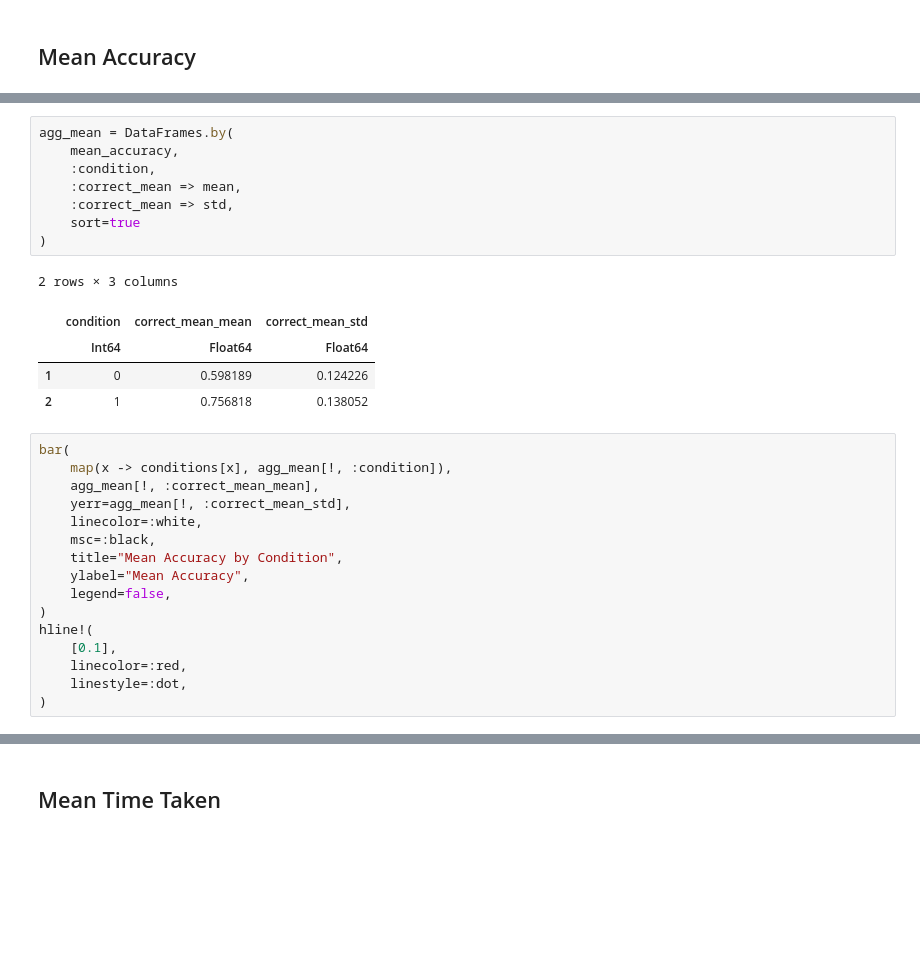
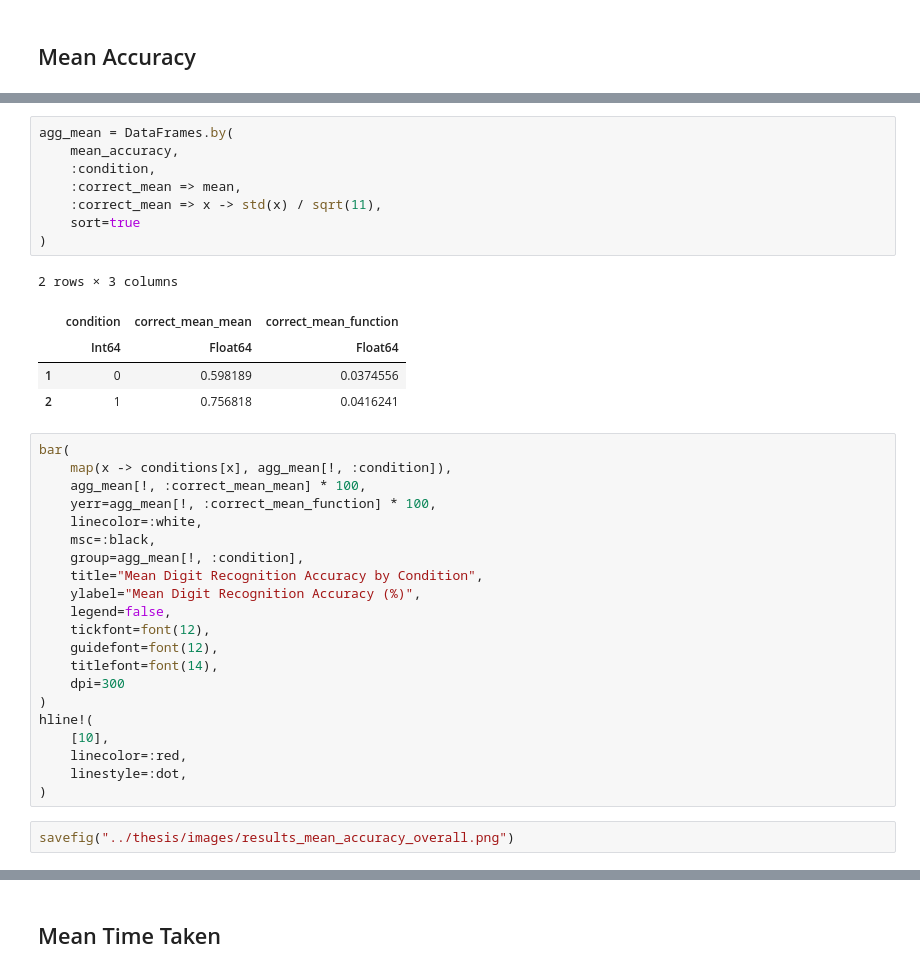
Before and after one commit to wjmn/bmedsc-exploratory, a Jupyter notebook: 05-massive/plots_julia.ipynb, the cells around one changed output, grey strips where cells are left out. Saved outputs shown, nothing was run; the diff lists cells and outputs as text; blank space fills up the shorter version.

Commit message:
Submitted thesis, working on poster.

```diff
--- a/05-massive/plots_julia.ipynb
+++ b/05-massive/plots_julia.ipynb
@@ -110,30 +119,37 @@ mean_accuracy = DataFrames.by(
 # %%
 agg_mean = DataFrames.by(
     mean_accuracy,
     :condition,
     :correct_mean => mean,
-    :correct_mean => std,
+    :correct_mean => x -> std(x) / sqrt(11),
     sort=true
 )
 # %% [output]
 2 rows × 3 columns
-|  | condition | correct_mean_mean | correct_mean_std |
+|  | condition | correct_mean_mean | correct_mean_function |
 |  | Int64 | Float64 | Float64 |
-| 1 | 0 | 0.598189 | 0.124226 |
-| 2 | 1 | 0.756818 | 0.138052 |
+| 1 | 0 | 0.598189 | 0.0374556 |
+| 2 | 1 | 0.756818 | 0.0416241 |
 # %%
 bar(
     map(x -> conditions[x], agg_mean[!, :condition]),
-    agg_mean[!, :correct_mean_mean],
-    yerr=agg_mean[!, :correct_mean_std],
+    agg_mean[!, :correct_mean_mean] * 100,
+    yerr=agg_mean[!, :correct_mean_function] * 100,
     linecolor=:white,
     msc=:black,
-    title="Mean Accuracy by Condition",
-    ylabel="Mean Accuracy",
+    group=agg_mean[!, :condition],
+    title="Mean Digit Recognition Accuracy by Condition",
+    ylabel="Mean Digit Recognition Accuracy (%)",
     legend=false,
+    tickfont=font(12),
+    guidefont=font(12),
+    titlefont=font(14),
+    dpi=300
 )
 hline!(
-    [0.1],
+    [10],
     linecolor=:red,
     linestyle=:dot,
 )
+# %%
+savefig("../thesis/images/results_mean_accuracy_overall.png")
```
Also changed, not shown: parts of 35 cells of this notebook, 19 other files.
